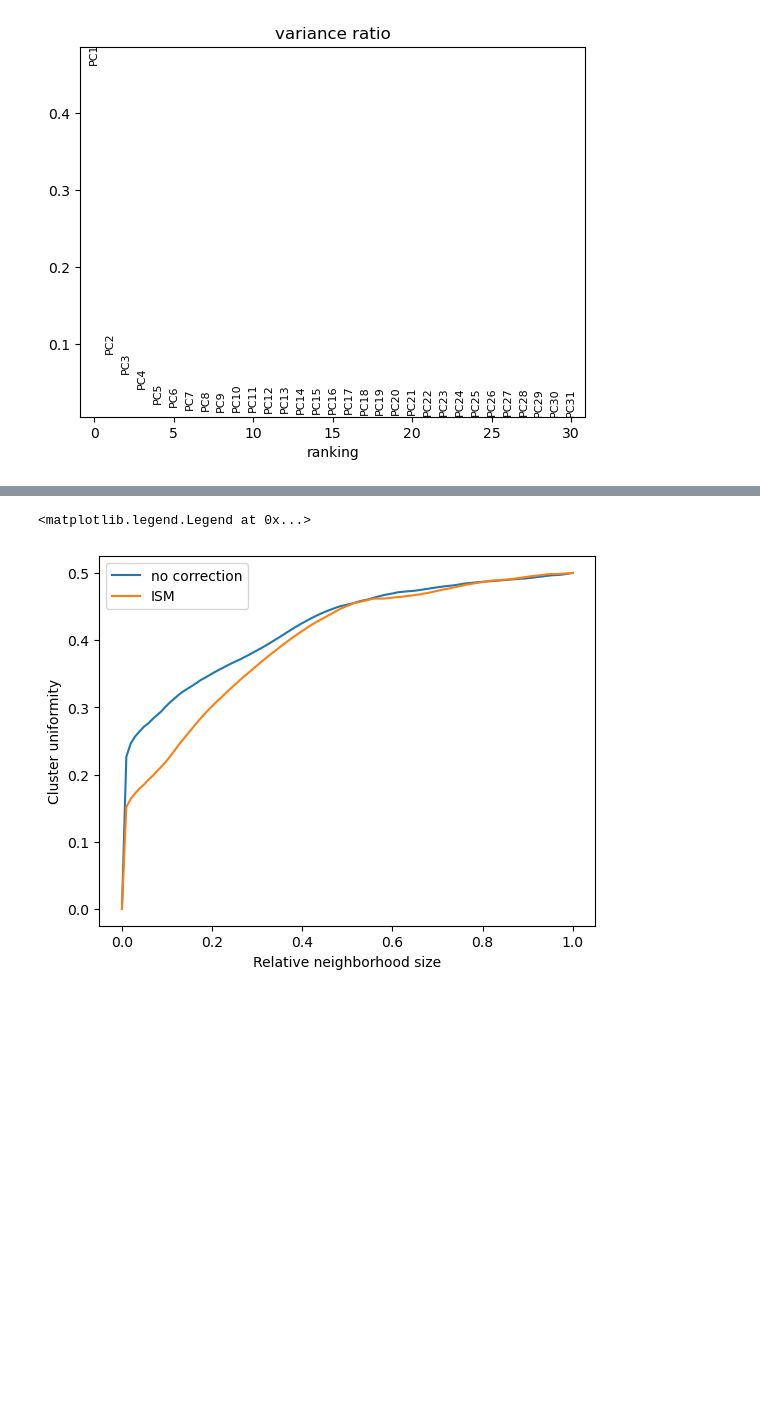
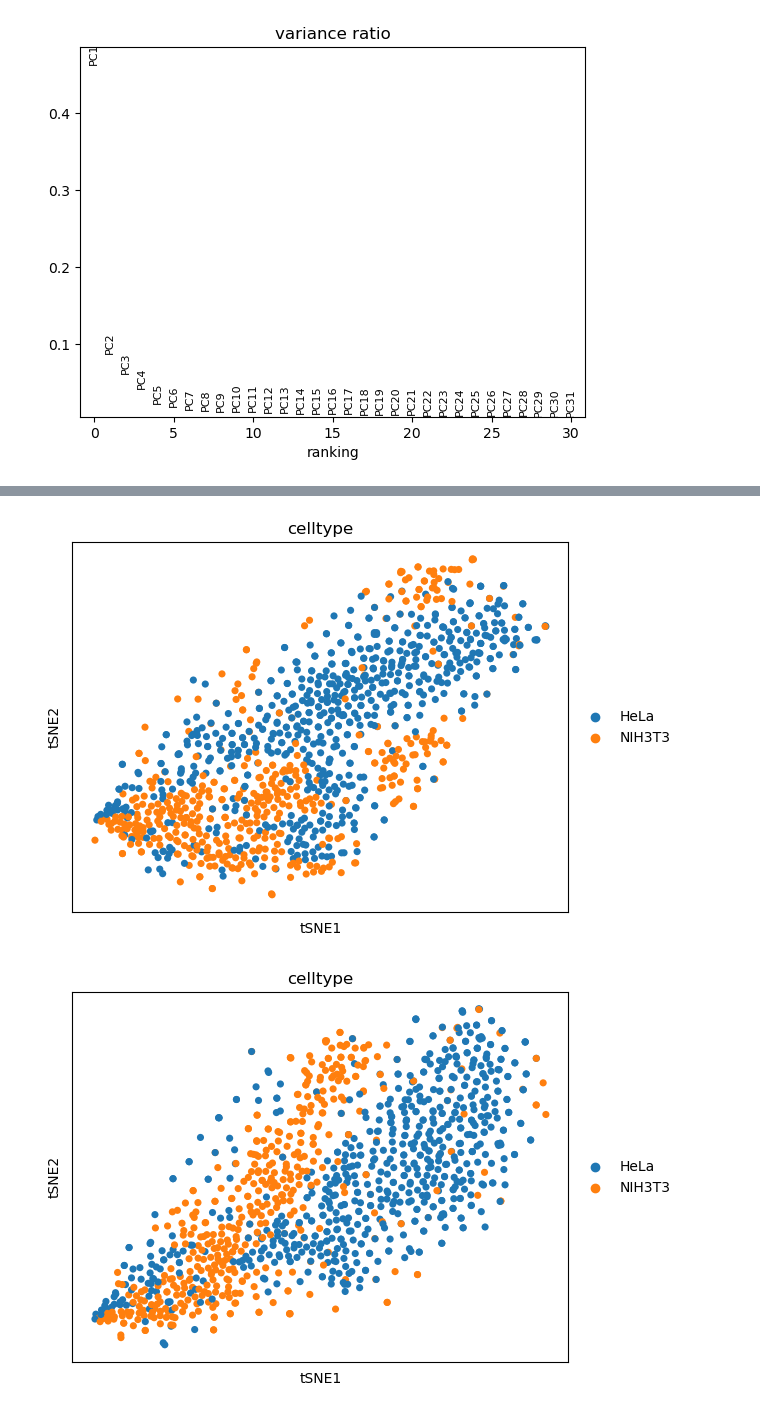
Before and after one commit to mariusrklein/FDA_project, a Jupyter notebook: correction_evaluation.ipynb, the cells around one changed output, grey strips where cells are left out. Saved outputs shown, nothing was run; the diff lists cells and outputs as text; code cells hidden in the pictures; blank space fills up the shorter version.

```diff
--- a/correction_evaluation.ipynb
+++ b/correction_evaluation.ipynb
@@ -262,15 +257,10 @@ def intermixing_metric(adata, ax, label, n_datapoints = 100, neighborhood_size =
-# %%
-
-fig, ax = plt.subplots()
-
-# intermixing_metric(adata, ax, 'none')
-# intermixing_metric(adata_cor, ax, 'ISM')
-intermixing_metric(adata, ax, 'no correction', normalized=True)
-intermixing_metric(adata_cor, ax, 'ISM', normalized=True)
-
-
-
-ax.legend()
-# %% [output]
-<matplotlib.legend.Legend at 0x...>
-[figure, removed]
+# %%
+def tsne(adata):
+    sc.tl.tsne(adata, perplexity=50)
+    sc.pl.tsne(adata, color='celltype')
+
+tsne(adata)
+tsne(adata_cor)
+# %% [output]
+[figure, added]
+[figure, added]
```
Also changed, not shown: parts of 17 cells of this notebook, 1 other file.
